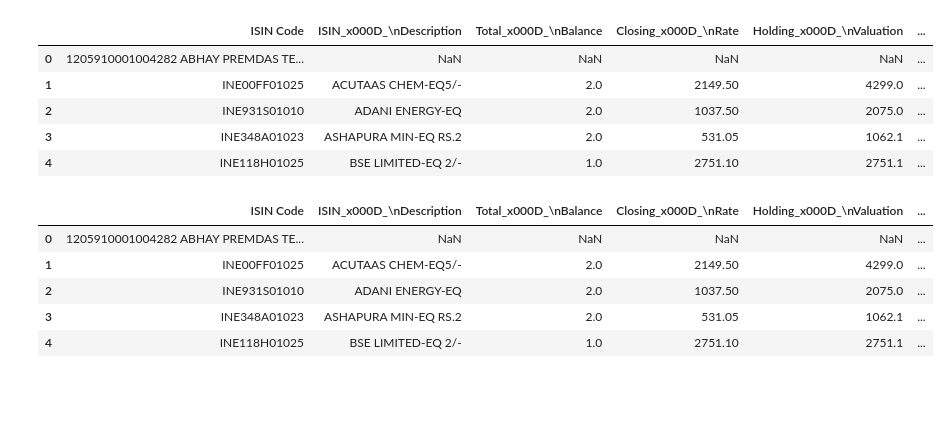
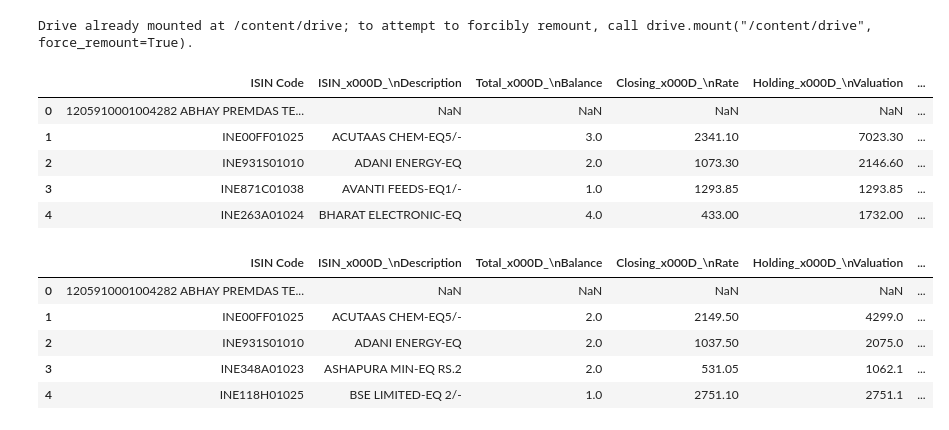
Before and after one commit to hrushikeshat/pranamya-daily-code, a Jupyter notebook: dailyrun.ipynb, the cells around one changed output. Cells and saved outputs as stored; diff of their text form; code cells hidden in the pictures; blank space fills up the shorter version.

```diff
--- a/dailyrun.ipynb
+++ b/dailyrun.ipynb
@@ -1,33 +19,42 @@
 # %%
 import pandas as pd
 import re
 
-# 1. Load file
-file_path = '/Users/hrushikeshkale/Library/CloudStorage/GoogleDrive-hrushikesh@pranamya.in/My Drive/Pranamya Financial Services/DAILY DATA/Input folder/Holdings Daily/HHOLDING 25 FEB 2026.XLSX'
+# Mount Google Drive
+from google.colab import drive
+drive.mount('/content/drive')
+
+import pandas as pd
+
+# Update the path to match your Drive structure
+file_path = '/content/drive/My Drive/Pranamya Financial Services/DAILY DATA/Input folder/Holdings Daily/HOLDING 09 April 2026.XLSX'
+
+
 df_raw = pd.read_excel(file_path, header=1)
 
 # 2. Extract data starting after header row
 df = df_raw.copy()
 
 # Columns are in row 0
 #df.columns = df.iloc[0]
 #df = df[1:].reset_index(drop=True)
 
 # Add columns for client info
 df['Client Code'] = None
 df['Client Name'] = None
 
 current_code = None
 current_name = None
 
 df.head()
 # %% [output]
+Drive already mounted at /content/drive; to attempt to forcibly remount, call drive.mount("/content/drive", force_remount=True).
 |  | ISIN Code | ISIN_x000D_\nDescription | Total_x000D_\nBalance | Closing_x000D_\nRate | Holding_x000D_\nValuation | ... |
 | 0 | 1205910001004282 ABHAY PREMDAS TE... | NaN | NaN | NaN | NaN | ... |
-| 1 | INE00FF01025 | ACUTAAS CHEM-EQ5/- | 2.0 | 2149.50 | 4299.0 | ... |
-| 2 | INE931S01010 | ADANI ENERGY-EQ | 2.0 | 1037.50 | 2075.0 | ... |
-| 3 | INE348A01023 | ASHAPURA MIN-EQ RS.2 | 2.0 | 531.05 | 1062.1 | ... |
-| 4 | INE118H01025 | BSE LIMITED-EQ 2/- | 1.0 | 2751.10 | 2751.1 | ... |
+| 1 | INE00FF01025 | ACUTAAS CHEM-EQ5/- | 3.0 | 2341.10 | 7023.30 | ... |
+| 2 | INE931S01010 | ADANI ENERGY-EQ | 2.0 | 1073.30 | 2146.60 | ... |
+| 3 | INE871C01038 | AVANTI FEEDS-EQ1/- | 1.0 | 1293.85 | 1293.85 | ... |
+| 4 | INE263A01024 | BHARAT ELECTRONIC-EQ | 4.0 | 433.00 | 1732.00 | ... |
 # %%
 df.head()
 # %% [output]
```
Also changed, not shown: parts of 23 cells of this notebook.
